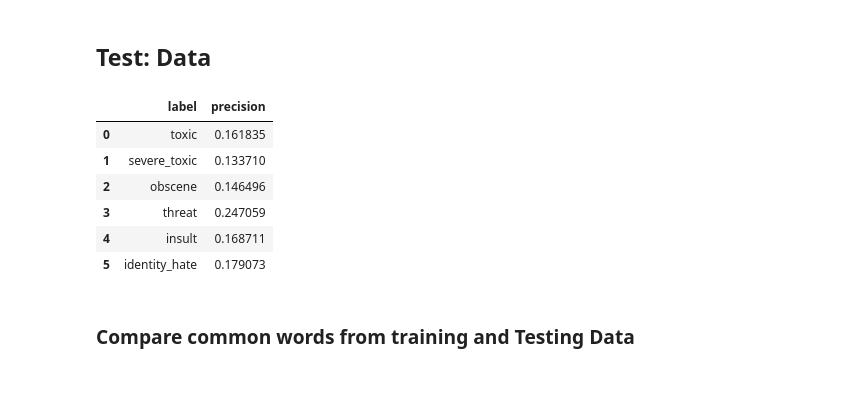
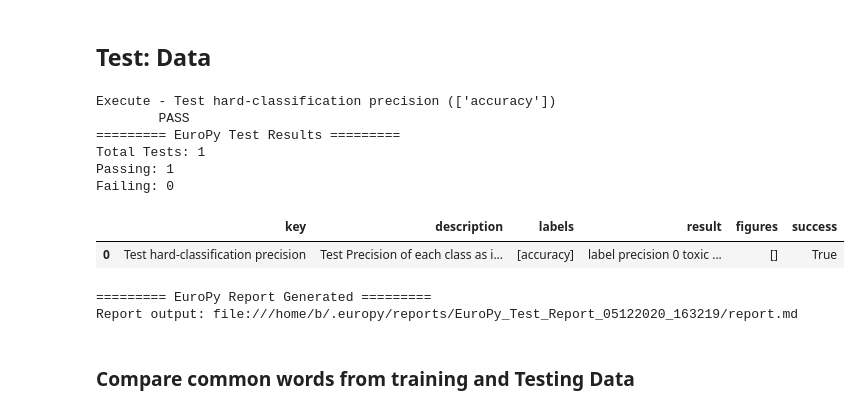
Before and after one commit to EuroPy/EuroPy-Examples, a Jupyter notebook: toxic_comment_classification/model_test.ipynb, the cells around one changed output. Cells and saved outputs as stored; diff of their text form; code cells hidden in the pictures; blank space fills up the shorter version.

Commit message:
running report

```diff
--- a/toxic_comment_classification/model_test.ipynb
+++ b/toxic_comment_classification/model_test.ipynb
@@ -111,16 +193,22 @@ def precision(df, pos=0.5, ep=1e-6):
 
 
     return pd.DataFrame.from_dict(precision)
-# %%
-precision(test_df)
-# %% [output]
-|  | label | precision |
-| 0 | toxic | 0.161835 |
-| 1 | severe_toxic | 0.133710 |
-| 2 | obscene | 0.146496 |
-| 3 | threat | 0.247059 |
-| 4 | insult | 0.168711 |
-| 5 | identity_hate | 0.179073 |
+# %%
+execute_tests(df=test_df)
+# %% [output]
+Execute - Test hard-classification precision (['accuracy'])
+        PASS
+========= EuroPy Test Results =========
+Total Tests: 1
+Passing: 1
+Failing: 0
+|  | key | description | labels | result | figures | success |
+| 0 | Test hard-classification precision | Test Precision of each class as i... | [accuracy] | label precision 0 toxic ... | [] | True |
+# %%
+generate_report()
+# %% [output]
+========= EuroPy Report Generated =========
+Report output: file:///home/b/.europy/reports/EuroPy_Test_Report_05122020_163219/report.md
 # %% [markdown]
 ### Compare common words from training and Testing Data
 # %%
```
Also changed, not shown: parts of 15 cells of this notebook, 2 other files.
